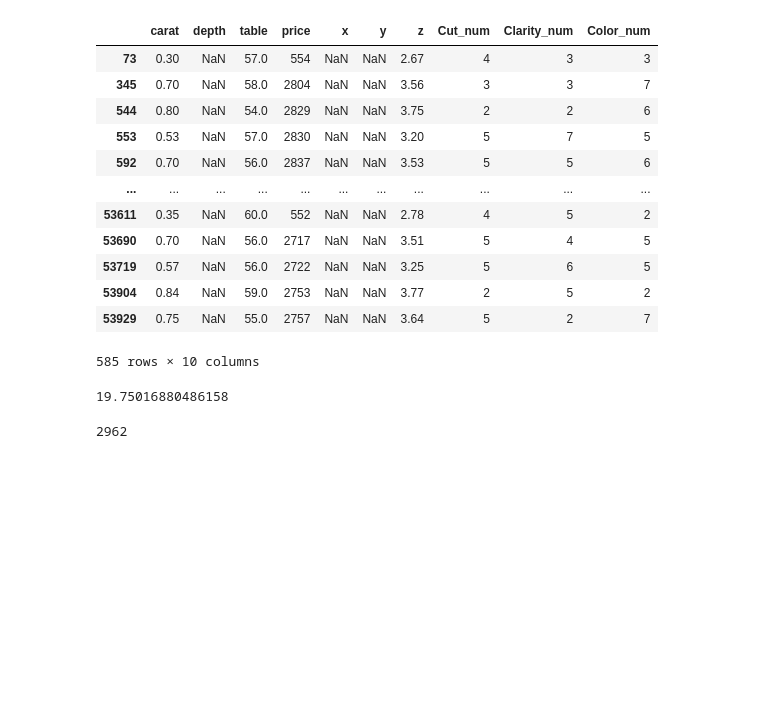
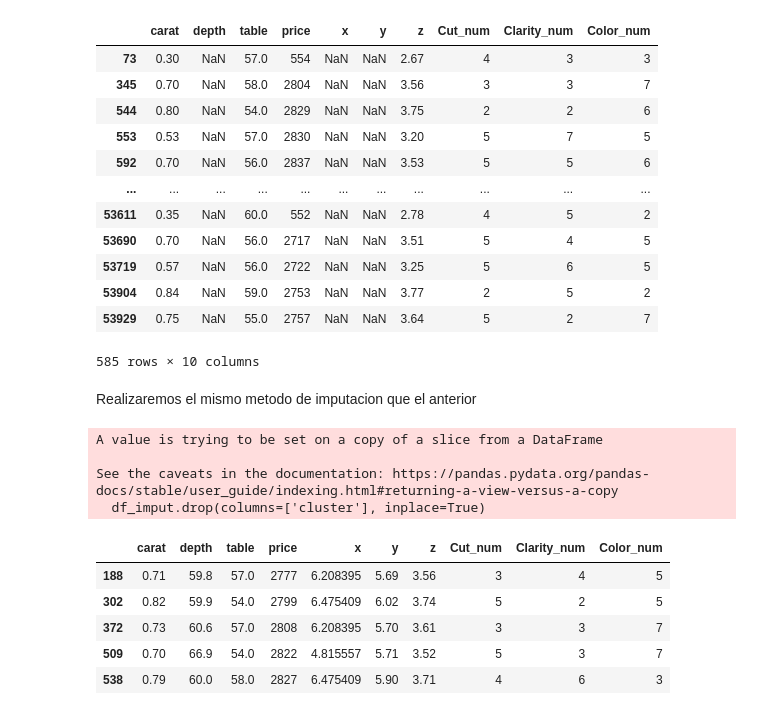
Before and after one commit to PedroAdair/Diamonds, a Jupyter notebook: Exp1/Trial1.ipynb, the cells around one changed output. Cells and saved outputs as stored; diff of their text form; code cells hidden in the pictures; blank space fills up the shorter version.

```diff
--- a/Exp1/Trial1.ipynb
+++ b/Exp1/Trial1.ipynb
@@ -576,11 +580,22 @@ registros_con_valores_faltantes_y_z_depth
 | 53904 | 0.84 | NaN | 59.0 | 2753 | NaN | NaN | 3.77 | 2 | 5 | 2 |
 | 53929 | 0.75 | NaN | 55.0 | 2757 | NaN | NaN | 3.64 | 5 | 2 | 7 |
 585 rows × 10 columns
-# %%
-585*100/2962
-# %% [output]
-19.75016880486158
-# %%
-585+505+1872
-# %% [output]
-2962
+# %% [markdown]
+Realizaremos el mismo metodo de imputacion que el anterior
+# %%
+#eliminamos la columna sobrante
+df_imput.drop(columns=['cluster'], inplace=True)
+# %% [output]
+A value is trying to be set on a copy of a slice from a DataFrame
+
+See the caveats in the documentation: https://pandas.pydata.org/pandas-docs/stable/user_guide/indexing.html#returning-a-view-versus-a-copy
+  df_imput.drop(columns=['cluster'], inplace=True)
+# %%
+df_imput.head()
+# %% [output]
+|  | carat | depth | table | price | x | y | z | Cut_num | Clarity_num | Color_num |
+| 188 | 0.71 | 59.8 | 57.0 | 2777 | 6.208395 | 5.69 | 3.56 | 3 | 4 | 5 |
+| 302 | 0.82 | 59.9 | 54.0 | 2799 | 6.475409 | 6.02 | 3.74 | 5 | 2 | 5 |
+| 372 | 0.73 | 60.6 | 57.0 | 2808 | 6.208395 | 5.70 | 3.61 | 3 | 3 | 7 |
+| 509 | 0.70 | 66.9 | 54.0 | 2822 | 4.815557 | 5.71 | 3.52 | 5 | 3 | 7 |
+| 538 | 0.79 | 60.0 | 58.0 | 2827 | 6.475409 | 5.90 | 3.71 | 4 | 6 | 3 |
```
Also changed, not shown: parts of 24 cells of this notebook, 1 other file.
